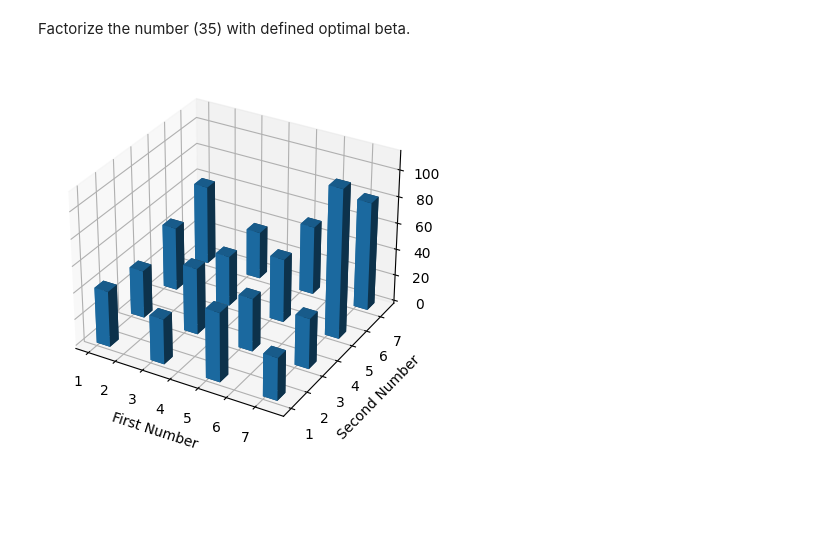
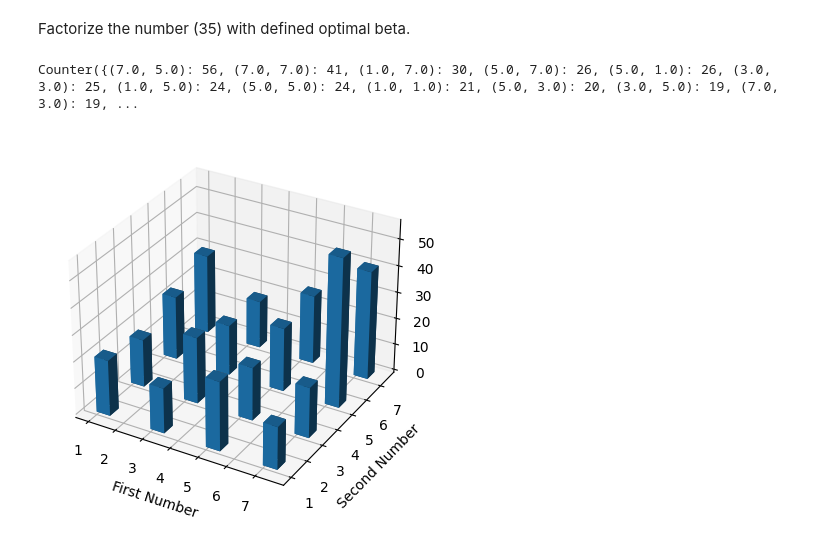
Before and after one commit to PioneerAlexander/Implementing-Optimization-Algorithms-Using-Probability-Computing, a Jupyter notebook: factorisation_beta.ipynb, the cells around one changed output. Saved outputs shown, nothing was run; the diff lists cells and outputs as text; code cells hidden in the pictures; blank space fills up the shorter version.

```diff
--- a/factorisation_beta.ipynb
+++ b/factorisation_beta.ipynb
@@ -65,24 +65,24 @@ torch.manual_seed(seed)
 optimal_inverse_temp = 2 * 10 ** (-6)
 
 factorize(optimal_inverse_temp)
+print(collect_states)
+# %% [output]
+Counter({(7.0, 5.0): 56, (7.0, 7.0): 41, (1.0, 7.0): 30, (5.0, 7.0): 26, (5.0, 1.0): 26, (3.0, 3.0): 25, (1.0, 5.0): 24, (5.0, 5.0): 24, (1.0, 1.0): 21, (5.0, 3.0): 20, (3.0, 5.0): 19, (7.0, 3.0): 19, ...
 # %%
 import matplotlib.pyplot as plt
 from mpl_toolkits.mplot3d import Axes3D
 # %%
-import matplotlib.pyplot as plt
-from mpl_toolkits.mplot3d import Axes3D
-
-x = [key[0] for key in data.keys()]
-y = [key[1] for key in data.keys()]
-z = list(data.values())
+x = [key[0] for key in collect_states.keys()]
+y = [key[1] for key in collect_states.keys()]
+z = list(collect_states.values())
 
 fig = plt.figure()
 ax = fig.add_subplot(111, projection='3d')
 
 ax.bar3d(x, y, torch.zeros_like(torch.tensor(z)), dx=0.5, dy=0.5, dz=z, shade=True)
 ax.set_xlabel('First Number')
 ax.set_ylabel('Second Number')
 
 plt.show()
 # %% [output]
-[figure, old version]
+[figure, new version]
```
Also changed, not shown: 14 other files.
